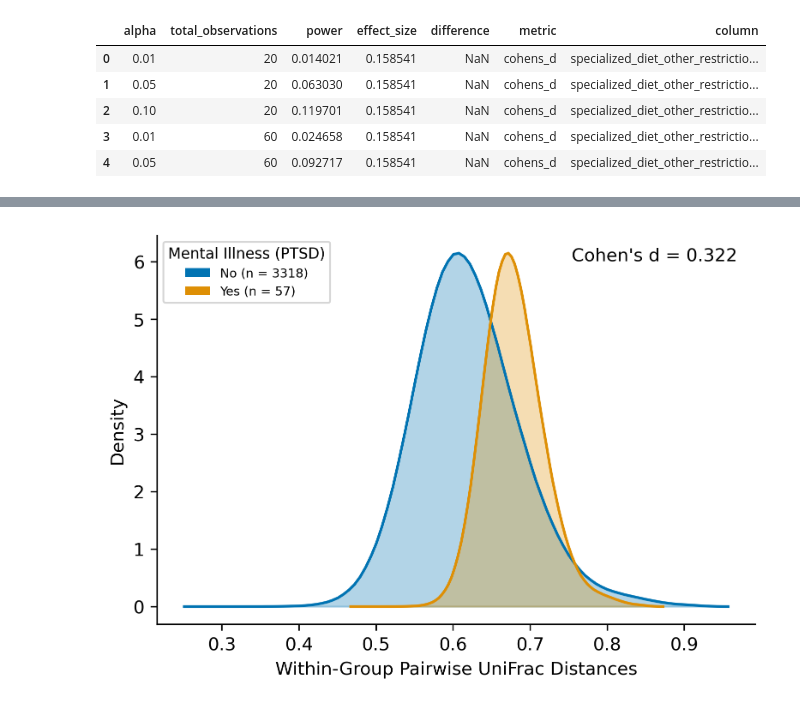
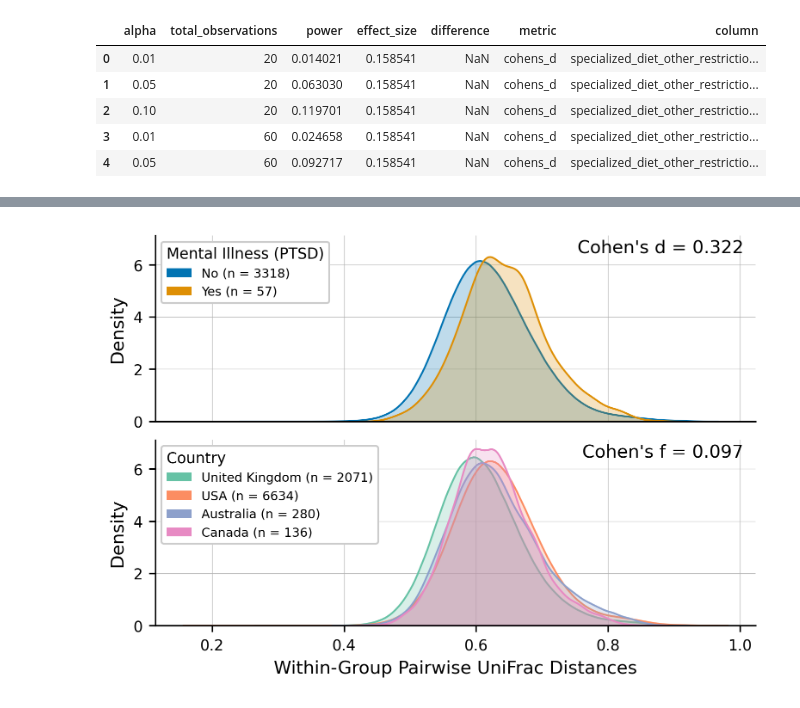
Before and after one commit to knightlab-analyses/evident-analyses, a Jupyter notebook: notebooks/plot.ipynb, the cells around one changed output, grey strips where cells are left out. Drawn from its saved outputs; the diff is of its cells as text; code cells hidden in the pictures.

Commit message:
Update figures

```diff
--- a/notebooks/plot.ipynb
+++ b/notebooks/plot.ipynb
@@ -391,7 +391,7 @@ bar_ax_d.text(**text_args, s="Cohen's d", transform=bar_ax_d.transAxes)
 
 sns.barplot(**bar_args, data=_es_df_f, ax=bar_ax_f)
 bar_ax_f.text(**text_args, s="Cohen's f", transform=bar_ax_f.transAxes)
-bar_ax_f.set_xlabel("Within-Group Pairwise Distances Effect Size")
+bar_ax_f.set_xlabel("Within-Group Pairwise UniFrac Distances\nEffect Size of Difference")
 
 col_map = {
     "mental_illness_type_ptsd_posttraumatic_stress_disorder": "Mental Illness (PTSD)",
@@ -424,7 +424,7 @@ sns.lineplot(**line_args, data=_pa_df_d, ax=pwr_ax_d, hue_order=order_d)
 pwr_ax_d.set_xlabel("")
 
 sns.lineplot(**line_args, data=_pa_df_f, ax=pwr_ax_f, hue_order=order_f)
-pwr_ax_f.set_xlabel("Total Number of Observations", fontsize="large")
+pwr_ax_f.set_xlabel("Total Number of Observations\n(Equal Distribution Among Groups)", fontsize="large")
 
 for ax in [pwr_ax_d, pwr_ax_f]:
     ax.set_ylabel(r"Power $(1 - \beta)$", fontsize="xx-large")
@@ -445,6 +445,9 @@ title_args = {"loc": "left", "fontsize": 22}
 bar_ax_d.set_title("Binary Categories", **title_args)
 bar_ax_f.set_title("Multi-Class Categories", **title_args)
 
+pwr_ax_d.set_title("Independent t-Test Power", **title_args)
+pwr_ax_f.set_title("ANOVA F-Test Power", **title_args)
+
 plt.savefig("../figures/effect_sizes_and_power.pdf")
 plt.show()
 # %% [output]
@@ -484,52 +495,99 @@ Wall time: 13.1 s
 # %%
+%%time
+
 from matplotlib.patches import Patch
 
-fig, ax = plt.subplots()
+fig, axs = plt.subplots(2, 1, sharex=True)
+plt.subplots_adjust(hspace=0.1)
+ax1 = axs[0]
+ax2 = axs[1]
 
 grp1_color, grp2_color = sns.color_palette("colorblind", 2)
 
-kde_ranges = [grp1_kde_range, grp2_kde_range]
-kde_values = [grp1_kde_values, grp1_kde_values]
 colors = [grp1_color, grp2_color]
-for kde_range, kde_values, color in zip(kde_ranges, kde_values, colors):
-    ax.fill_between(
-        x=kde_range,
-        y1=0,
-        y2=kde_values,
+for kde_values, color in zip([grp1_vals, grp2_vals], colors):
+    sns.kdeplot(
+        data=kde_values,
         color=color,
-        alpha=0.3
-    )
-    ax.plot(
-        kde_range,
-        kde_values,
-        color=color
+        fill=True,
+        ax=ax1
     )
 
-ax.set_ylabel("Density")
-ax.set_xlabel("Within-Group Pairwise UniFrac Distances")
+ax1.set_ylabel("Density")
+ax1.tick_params("x", width=0)
 
 grp1_patch = Patch(facecolor=grp1_color, label=f"{grp1_name} (n = {grp1.shape[0]})")
 grp2_patch = Patch(facecolor=grp2_color, label=f"{grp2_name} (n = {grp2.shape[0]})")
 
-ax.legend(
+leg = ax1.legend(
     handles=[grp1_patch, grp2_patch],
     title=col_map.get(col_name),
     loc="upper left",
     fontsize="x-small",
     title_fontsize="small",
+    framealpha=1
 )
+leg._legend_box.align = "left"
 
 es = es_df[es_df["column"] == col_name]["effect_size"].item()
-ax.text(
-    x=0.97,
-    y=0.97,
+ax1.text(
+    x=0.98,
+    y=0.98,
     s=f"Cohen's d = {es:.3f}",
-    transform=ax.transAxes,
+    transform=ax1.transAxes,
     ha="right",
     va="top",
 )
 
-plt.savefig("../figures/top_binary_cat_curves.pdf")
+mc_color_dict = dict(zip(mc_grp_dict.keys(), sns.color_palette("Set2", len(mc_grp_dict))))
+
+mc_patches = []
+for grp_name, grp_dict in mc_grp_dict.items():
+    sns.kdeplot(
+        grp_dict["values"],
+        color=mc_color_dict[grp_name],
+        fill=True,
+        ax=ax2
+    )
+    _n = grp_dict["df"].shape[0]
+    _patch = Patch(
+        facecolor=mc_color_dict[grp_name],
+        label=f"{grp_name} (n = {_n})"
+    )
+    mc_patches.append(_patch)
+
+ax2.set_ylabel("Density")
+ax2.set_xlabel("Within-Group Pairwise UniFrac Distances")
+
+leg = ax2.legend(
+    handles=mc_patches,
+    title=mc_col_name.title(),
+    loc="upper left",
+    fontsize="x-small",
+    title_fontsize="small",
+    framealpha=1
+)
+leg._legend_box.align = "left"
+
+es = es_df[es_df["column"] == mc_col_name]["effect_size"].item()
+ax2.text(
+    x=0.98,
+    y=0.98,
+    s=f"Cohen's f = {es:.3f}",
+    transform=ax2.transAxes,
+    ha="right",
+    va="top",
+)
+
+y_max = max([ax1.get_ylim()[1], ax2.get_ylim()[1]])
+
+for ax in axs:
+    ax.set_ylim([0, y_max])
+    ax.tick_params("both", labelsize="small")
+    ax.grid(linewidth=0.3)
+    ax.set_axisbelow(True)
+
+plt.savefig("../figures/top_cats_distances_combined.pdf")
 plt.show()
 # %% [output]
-[figure, old version]
+[figure, new version]
```
Also changed, not shown: parts of 8 cells of this notebook, 3 other files.
